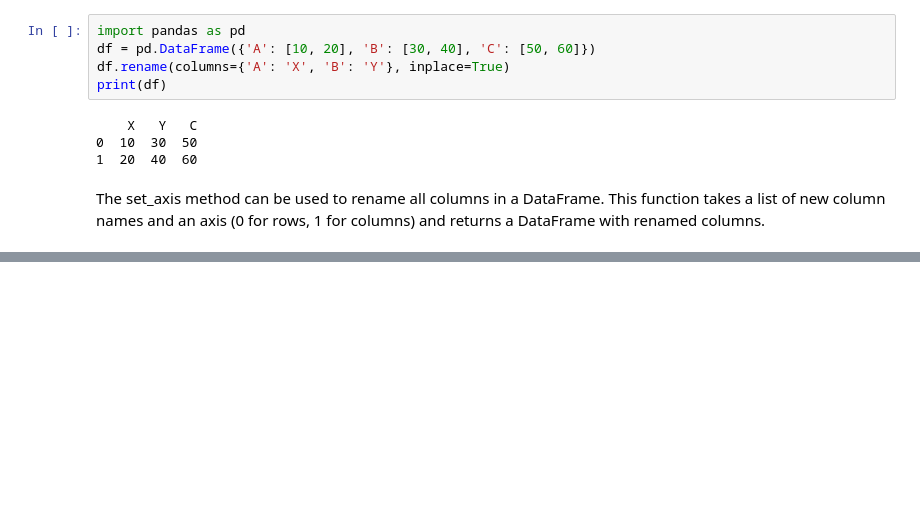
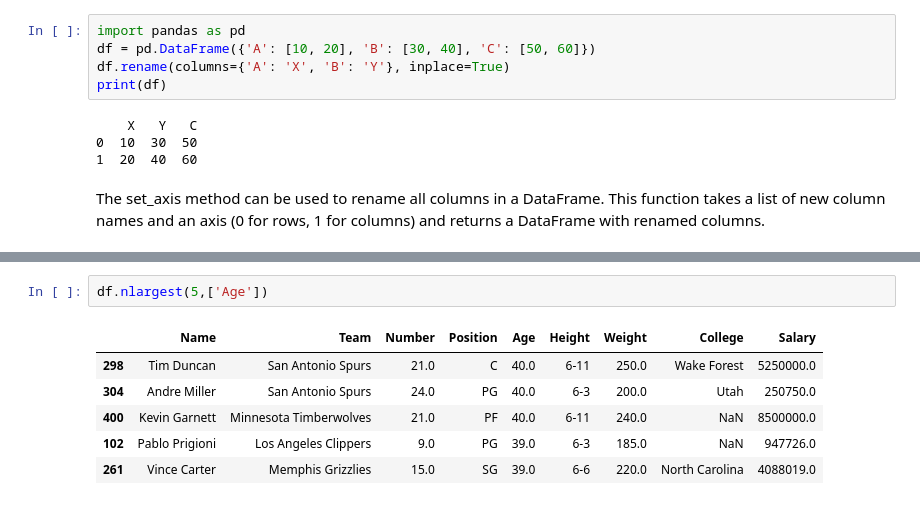
Before and after one commit to harshithvinesh/machine_learning, a Jupyter notebook: pandas.ipynb, the cells around one changed output, grey strips where cells are left out. Drawn from its saved outputs; the diff is of its cells as text; blank space fills up the shorter version.

```diff
--- a/pandas.ipynb
+++ b/pandas.ipynb
@@ -769,0 +1058,9 @@ print(df)
+# %%
+df.nlargest(5,['Age'])
+# %% [output]
+|  | Name | Team | Number | Position | Age | Height | Weight | College | Salary |
+| 298 | Tim Duncan | San Antonio Spurs | 21.0 | C | 40.0 | 6-11 | 250.0 | Wake Forest | 5250000.0 |
+| 304 | Andre Miller | San Antonio Spurs | 24.0 | PG | 40.0 | 6-3 | 200.0 | Utah | 250750.0 |
+| 400 | Kevin Garnett | Minnesota Timberwolves | 21.0 | PF | 40.0 | 6-11 | 240.0 | NaN | 8500000.0 |
+| 102 | Pablo Prigioni | Los Angeles Clippers | 9.0 | PG | 39.0 | 6-3 | 185.0 | NaN | 947726.0 |
+| 261 | Vince Carter | Memphis Grizzlies | 15.0 | SG | 39.0 | 6-6 | 220.0 | North Carolina | 4088019.0 |
```
Also changed, not shown: parts of 33 cells of this notebook.
